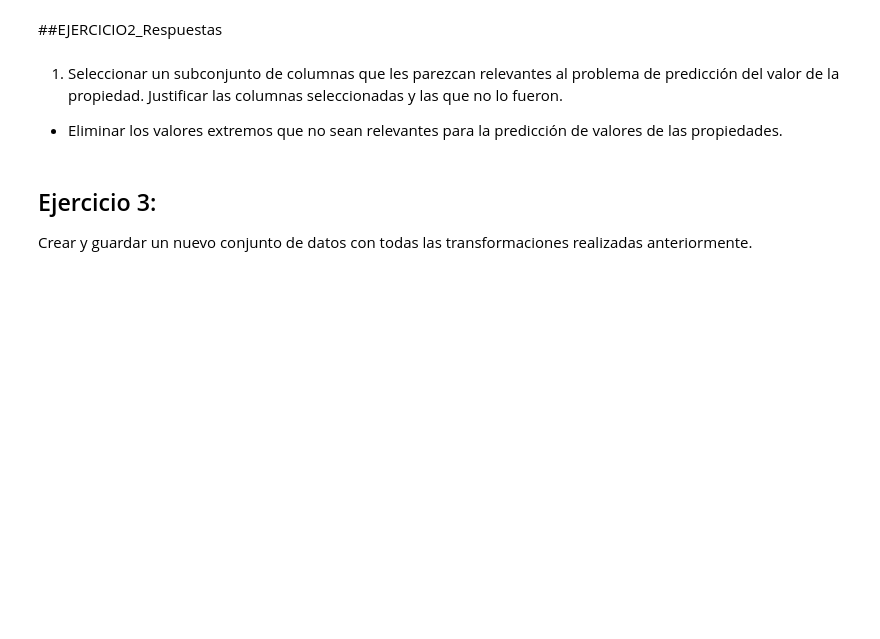
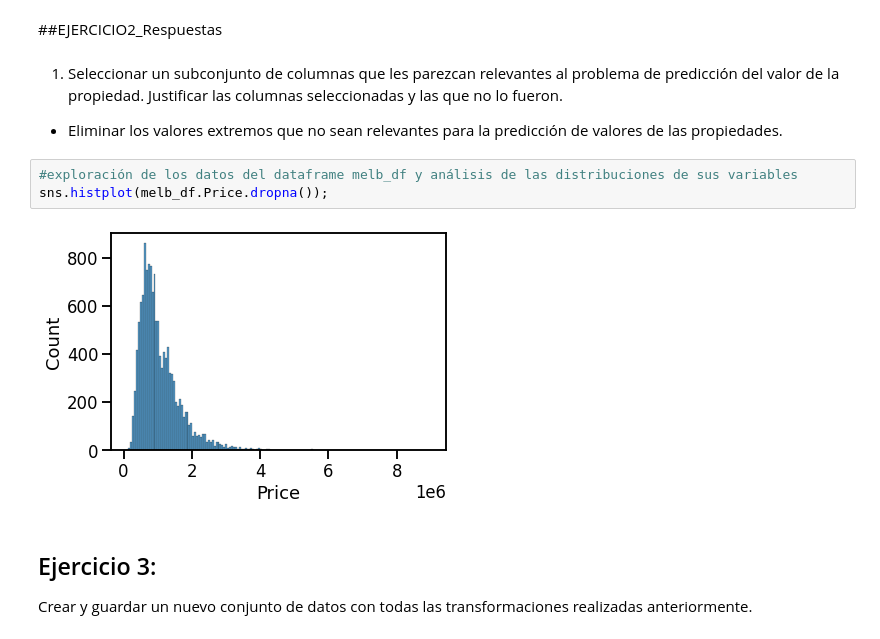
Before and after one commit to carolina-garay/AnalisisExploratorioYCuracion_Grupo32, a Jupyter notebook: Garay_ayc_entregable_parte1_22.ipynb, the cells around one changed output. Cells and saved outputs as stored; diff of their text form; blank space fills up the shorter version.

```diff
--- a/Garay_ayc_entregable_parte1_22.ipynb
+++ b/Garay_ayc_entregable_parte1_22.ipynb
@@ -245,6 +245,11 @@ Pueden leer otras columnas del conjunto de AirBnB además de las que están en `
 # %% [markdown]
 1. Seleccionar un subconjunto de columnas que les parezcan relevantes al problema de predicción del valor de la propiedad. Justificar las columnas seleccionadas y las que no lo fueron.
  - Eliminar los valores extremos que no sean relevantes para la predicción de valores de las propiedades.
+# %%
+#exploración de los datos del dataframe melb_df y análisis de las distribuciones de sus variables
+sns.histplot(melb_df.Price.dropna());
+# %% [output]
+[figure, added]
 # %% [markdown]
 ## Ejercicio 3:
 
```
Also changed, not shown: parts of 2 cells of this notebook.
